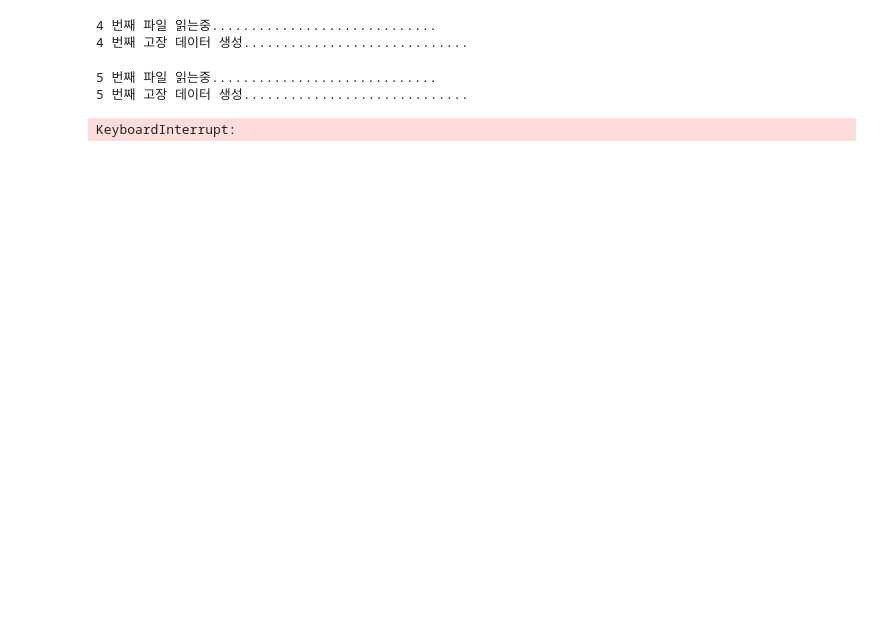
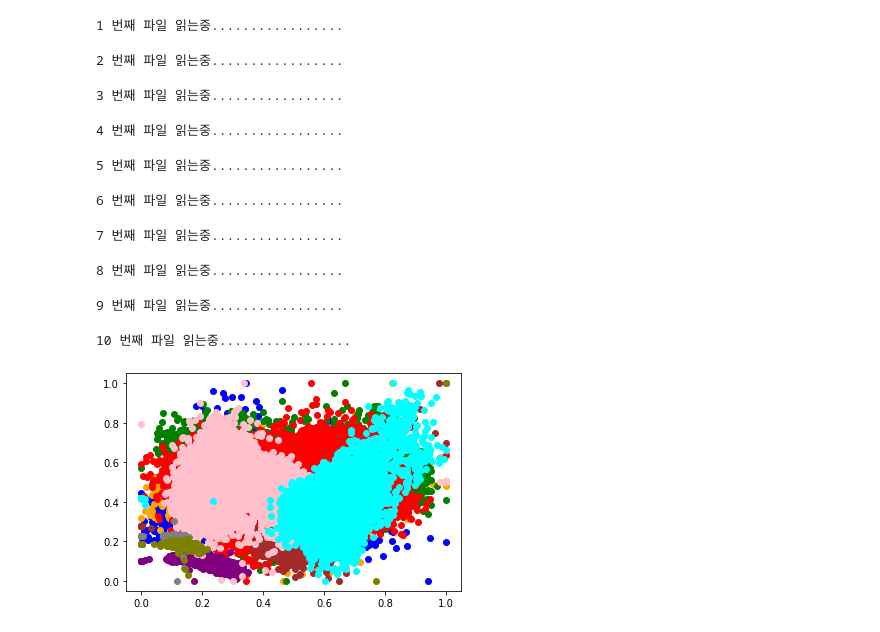
Before and after one commit to ma-an-jong/AnomalyDetection, a Jupyter notebook: data_collection.ipynb, the cells around one changed output. Saved outputs shown, nothing was run; the diff lists cells and outputs as text; code cells hidden in the pictures; blank space fills up the shorter version.

```diff
--- a/data_collection.ipynb
+++ b/data_collection.ipynb
@@ -20,9 +21,9 @@ motor_arr= [
 ]
 # %%
 pump_arr= [
-#     '03_08/VIB_0308_pump_51200.csv',
-#     '03_10/VIB_0310_pump_51200.csv',
-#     '03_11/VIB_0311_pump_51200.csv',
+    '03_08/VIB_0308_pump_51200.csv',
+    '03_10/VIB_0310_pump_51200.csv',
+    '03_11/VIB_0311_pump_51200.csv',
     '03_14/VIB_0314_pump_51200.csv',
     '03_16/VIB_0316_pump_51200.csv',
     '03_17/VIB_0317_pump_51200.csv',
@@ -31,6 +32,19 @@ pump_arr= [
     '03_24/VIB_0324_pump_51200.csv',
     '03_28/VIB_0328_pump_51200.csv'
 ]
+# %%
+colors = [
+    'blue',
+    'orange',
+    'green',
+    'red',
+    'purple',
+    'brown',
+    'pink',
+    'gray',
+    'olive',
+    'cyan'
+]
 # %%
 def pca(train_data,dimension = 2):
     pca = PCA(n_components=dimension)
@@ -84,5 +98,35 @@ def get_abnormal_data(dataset,batch_size=5110):
         train_data = train_data.append(fragment)
 
     return train_data
+# %%
+def extends(arr,colors,value = 1.1):
+    index = 1
+    collected_data = pd.DataFrame([[0,0]],columns = ['x1','x2'])
+    for filename,color in zip(arr,colors):
+        print(index,"번째 파일 읽는중.................")
+        data_set = pd.read_csv(filename, encoding = 'cp949',sep = '\t')
+        data_set = data_set.iloc[:47960000,1]*value
+        data_set = data_process(data_set)
+        data_set = pca(data_set)
+        min_max_scaler = preprocessing.MinMaxScaler()
+        data_set = min_max_scaler.fit_transform(data_set)
+        plt.scatter(data_set[:,0], data_set[:,1], color = color, label = filename[:5])
+        plt.savefig(str(index)+'pump_extends.png')
+        collected_data = collected_data.append(pd.DataFrame(data_set,columns = ['x1','x2']))
+        index += 1
+    plt.show()
+    return collected_data
 # %%
-#collected_data = collecting(pump_arr)
+collected_extedns_data = extends(pump_arr,colors,value = 2)
+# %% [output]
+1 번째 파일 읽는중.................
+2 번째 파일 읽는중.................
+3 번째 파일 읽는중.................
+4 번째 파일 읽는중.................
+5 번째 파일 읽는중.................
+6 번째 파일 읽는중.................
+7 번째 파일 읽는중.................
+8 번째 파일 읽는중.................
+9 번째 파일 읽는중.................
+10 번째 파일 읽는중.................
+[figure, added]
@@ -89,17 +135,11 @@ def get_abnormal_data(dataset,batch_size=5110):
 # %%
 #collected_data.iloc[1:].to_csv('pump_collected.csv',encoding='cp949')
 # %%
-index = 4
-for filename in pump_arr:
-        print(index,'번째 파일 읽는중.............................')
-        data_set = pd.read_csv(filename, encoding = 'cp949',sep = '\t')
-        print(index,'번째 고장 데이터 생성.............................')
-        data_set = get_abnormal_data(data_set)
-        data_set.to_csv("pump_abnormal"+str(index) +'.csv',encoding='cp949',index=False)
-        index += 1
+# index = 4
+# for filename in pump_arr:
+#         print(index,'번째 파일 읽는중.............................')
+#         data_set = pd.read_csv(filename, encoding = 'cp949',sep = '\t')
+#         print(index,'번째 고장 데이터 생성.............................')
+#         data_set = get_abnormal_data(data_set)
+#         data_set.to_csv("pump_abnormal"+str(index) +'.csv',encoding='cp949',index=False)
+#         index += 1
-# %% [output]
-4 번째 파일 읽는중.............................
-4 번째 고장 데이터 생성.............................
-5 번째 파일 읽는중.............................
-5 번째 고장 데이터 생성.............................
-KeyboardInterrupt:
```
Also changed, not shown: parts of 3 cells of this notebook, 51 other files.
